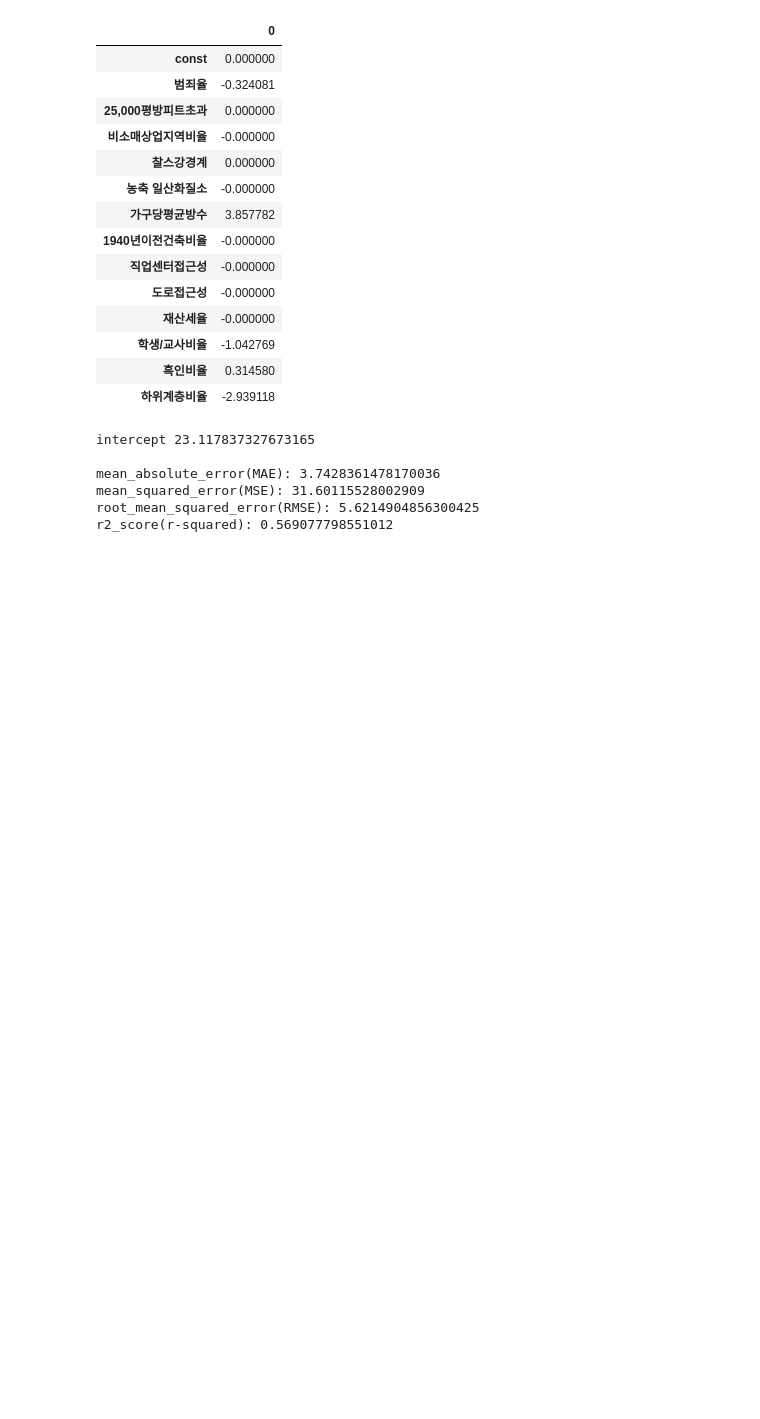
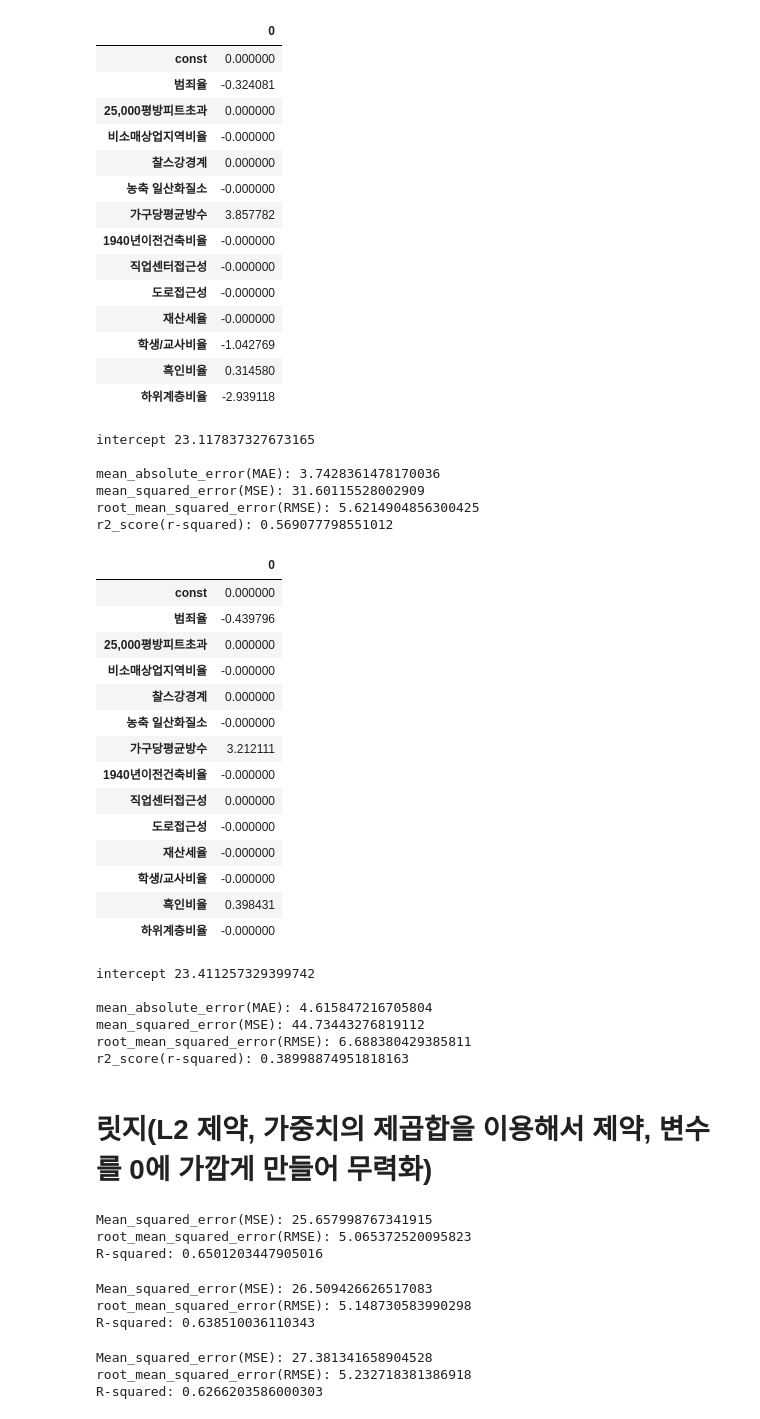
Before and after one commit to haezeong/fintech_service, a Jupyter notebook: 06_machine_learning/14_회귀분석_보스턴집값예측_라쏘_릿지_엘라스틱.ipynb, the cells around one changed output. Saved outputs shown, nothing was run; the diff lists cells and outputs as text; code cells hidden in the pictures; blank space fills up the shorter version.

```diff
--- a/06_machine_learning/14_회귀분석_보스턴집값예측_라쏘_릿지_엘라스틱.ipynb
+++ b/06_machine_learning/14_회귀분석_보스턴집값예측_라쏘_릿지_엘라스틱.ipynb
@@ -508,3 +512,39 @@ mean_absolute_error(MAE): 3.7428361478170036
 mean_squared_error(MSE): 31.60115528002909
 root_mean_squared_error(RMSE): 5.6214904856300425
 r2_score(r-squared): 0.569077798551012
+# %%
+lasso = Lasso(alpha=3.0)
+lasso.fit(X_train, y_train)
+pred = lasso.predict(X_test)
+lasso_result = pd.DataFrame(lasso.coef_, index=lasso.feature_names_in_)
+display(lasso_result)
+print("intercept", lasso.intercept_)
+print()
+print("mean_absolute_error(MAE):", mean_absolute_error(y_test, pred))
+print("mean_squared_error(MSE):", mean_squared_error(y_test, pred))
+print("root_mean_squared_error(RMSE):", np.sqrt(mean_squared_error(y_test, pred)))
+print("r2_score(r-squared):", r2_score(y_test, pred))
+# %% [output]
+|  | 0 |
+| const | 0.000000 |
+| 범죄율 | -0.439796 |
+| 25,000평방피트초과 | 0.000000 |
+| 비소매상업지역비율 | -0.000000 |
+| 찰스강경계 | 0.000000 |
+| 농축 일산화질소 | -0.000000 |
+| 가구당평균방수 | 3.212111 |
+| 1940년이전건축비율 | -0.000000 |
+| 직업센터접근성 | 0.000000 |
+| 도로접근성 | -0.000000 |
+| 재산세율 | -0.000000 |
+| 학생/교사비율 | -0.000000 |
+| 흑인비율 | 0.398431 |
+| 하위계층비율 | -0.000000 |
+intercept 23.411257329399742
+
+mean_absolute_error(MAE): 4.615847216705804
+mean_squared_error(MSE): 44.73443276819112
+root_mean_squared_error(RMSE): 6.688380429385811
+r2_score(r-squared): 0.38998874951818163
+# %% [markdown]
+# 릿지(L2 제약, 가중치의 제곱합을 이용해서 제약, 변수를 0에 가깝게 만들어 무력화)
@@ -510,0 +553,33 @@ r2_score(r-squared): 0.569077798551012
+# %%
+ridge = Ridge(alpha=1.0)
+ridge.fit(X2_train, y2_train)
+pred = ridge.predict(X2_test)
+print('Mean_squared_error(MSE):', mean_squared_error(y2_test, pred))
+print("root_mean_squared_error(RMSE):", np.sqrt(mean_squared_error(y_test, pred)))
+print('R-squared:', r2_score(y_test, pred))
+# %% [output]
+Mean_squared_error(MSE): 25.657998767341915
+root_mean_squared_error(RMSE): 5.065372520095823
+R-squared: 0.6501203447905016
+# %%
+ridge = Ridge(alpha=10.0)
+ridge.fit(X2_train, y2_train)
+pred = ridge.predict(X2_test)
+print('Mean_squared_error(MSE):', mean_squared_error(y2_test, pred))
+print("root_mean_squared_error(RMSE):", np.sqrt(mean_squared_error(y_test, pred)))
+print('R-squared:', r2_score(y_test, pred))
+# %% [output]
+Mean_squared_error(MSE): 26.509426626517083
+root_mean_squared_error(RMSE): 5.148730583990298
+R-squared: 0.638510036110343
+# %%
+ridge = Ridge(alpha=30.0)
+ridge.fit(X2_train, y2_train)
+pred = ridge.predict(X2_test)
+print('Mean_squared_error(MSE):', mean_squared_error(y2_test, pred))
+print("root_mean_squared_error(RMSE):", np.sqrt(mean_squared_error(y_test, pred)))
+print('R-squared:', r2_score(y_test, pred))
+# %% [output]
+Mean_squared_error(MSE): 27.381341658904528
+root_mean_squared_error(RMSE): 5.232718381386918
+R-squared: 0.6266203586000303
```
Also changed, not shown: parts of 25 cells of this notebook, 2 other files.
